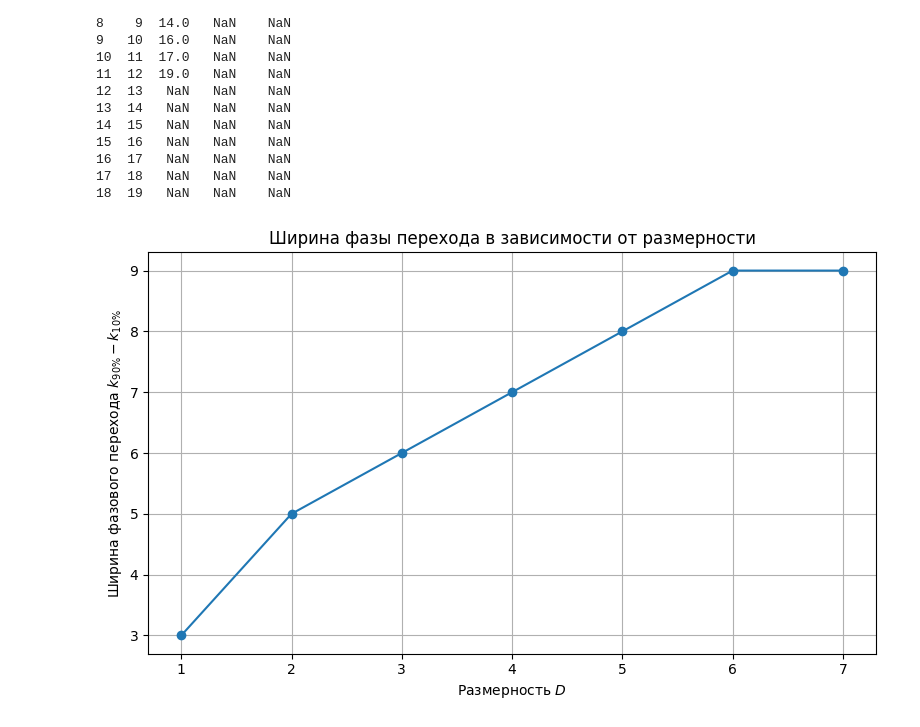
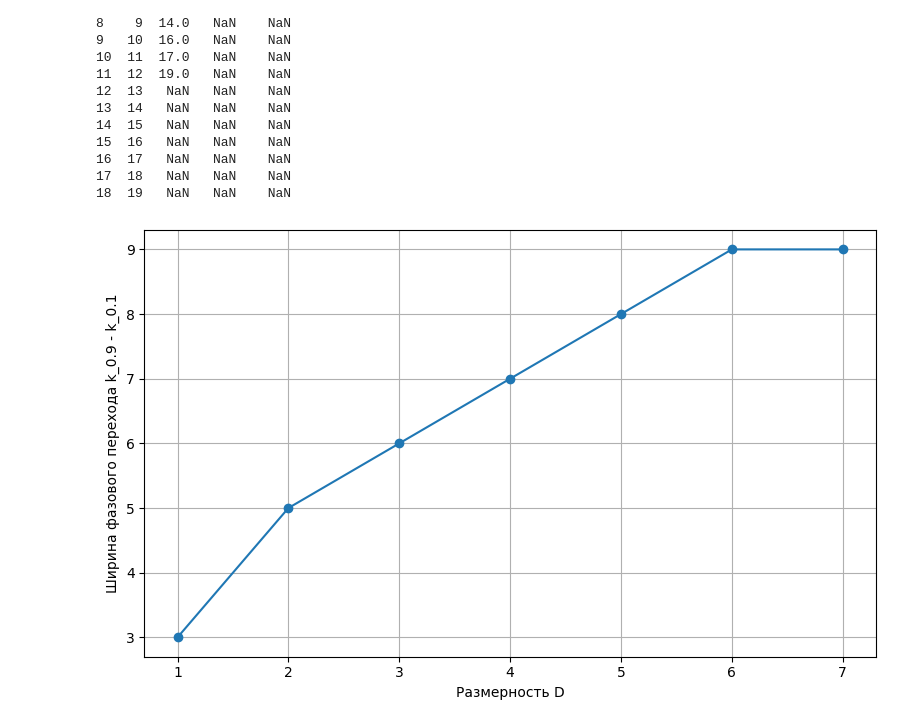
Before and after one commit to DarthAluminium/diploma, a Jupyter notebook: main.ipynb, the cells around one changed output. Drawn from its saved outputs; the diff is of its cells as text; code cells hidden in the pictures.

```diff
--- a/main.ipynb
+++ b/main.ipynb
@@ -45,9 +46,11 @@ os.makedirs(DATA_DIR, exist_ok=True)
 
 results_all = []
 
+
+
 for k in trange(1,21):
     results = []
-    for D in range(1, 32):
+    for D in range(1, 20):
         p_unb = central_cell_probability(D, N, k, num_experiments=NUM_EXPS, seed=42)
         results.append((D, N, k, p_unb))
         if p_unb == 1:
@@ -56,21 +59,17 @@ for k in trange(1,21):
     csv_path = os.path.join(DATA_DIR, f'central_D1-32_k{k}.csv')
     df.to_csv(csv_path, index=False)
     results_all.append(df)
-
-import pandas as pd
-df = pd.DataFrame(results, columns=['D','N','k','P_unbounded'])
-df.to_csv(f'central_results_D1-64 k={k}.csv', index=False)
 # %%
-DATA_DIR = "./data/all/"
+DATA_DIR = "./data/all"
 plt.figure(figsize=(12, 8))
 for k in range(1, 21):
     csv_path = os.path.join(DATA_DIR, f'central_D1-32_k{k}.csv')
     df = pd.read_csv(csv_path)
     plt.plot(df['D'], df['P_unbounded'], marker='o', linestyle='-', label=f'k={k}')
 
-plt.xlabel('Размерность D', fontsize=14)
-plt.ylabel('P(unbounded)', fontsize=14)
-plt.title('P(unbounded) от D для k [1,20]', fontsize=16)
+plt.xlabel('D', fontsize=14)
+plt.ylabel('P_unclosed', fontsize=14)
+plt.title('P_unclosed от D для k [1,20]', fontsize=16)
 plt.grid(True)
 plt.legend(title='k', bbox_to_anchor=(1.05, 1), loc='upper left')
 plt.tight_layout()
@@ -154,7 +153,7 @@ import matplotlib.pyplot as plt
 from scipy.special import comb
 
 # Теоретическая вероятность незамкнутости
-def theoretical_probability(D, k):
+def p_out_wendel(D, k):
     if k <= D:
         return 1.0
     s = sum(comb(k-1, i) for i in range(D))
@@ -174,13 +173,13 @@ for idx, k in enumerate(k_values):
 
     # Генерация теоретических значений для D от 1 до k
     D_theory = np.arange(1, k + 1)
-    P_theory = [theoretical_probability(d, k) for d in D_theory]
+    P_theory = [p_out_wendel(d, k) for d in D_theory]
 
     plt.plot(D_exp, P_exp, 'o-', color=colors[idx], label=f'Exp k={k}', alpha=0.8)
     plt.plot(D_theory, P_theory, '--', color=colors[idx], label=f'Theory k={k}', alpha=0.8)
 
-plt.xlabel('Dimension $D$', fontsize=12)
-plt.ylabel('Probability $P_{\\text{unbounded}}$', fontsize=12)
+plt.xlabel('Dimension D', fontsize=12)
+plt.ylabel('P_unclosed', fontsize=12)
 plt.title('Comparison of Experimental and Theoretical Probabilities', fontsize=14)
 plt.grid(True)
 plt.legend(loc='center left', bbox_to_anchor=(1, 0.5), fontsize=10)
@@ -401,11 +389,10 @@ df_width.to_csv(output_path2, index=False)
 # %%
 plt.figure(figsize=(8,5))
 plt.plot(df_width['D'], df_width['width'], 'o-')
-plt.xlabel('Размерность $D$')
-plt.ylabel('Ширина фазового перехода $k_{90\%} - k_{10\%}$')
-plt.title('Ширина фазы перехода в зависимости от размерности')
+plt.xlabel('Размерность D')
+plt.ylabel('Ширина фазового перехода k_0.9 - k_0.1')
 plt.grid(True)
 plt.tight_layout()
 plt.show()
 # %% [output]
-[figure, old version]
+[figure, new version]
```
Also changed, not shown: parts of 7 cells of this notebook.
